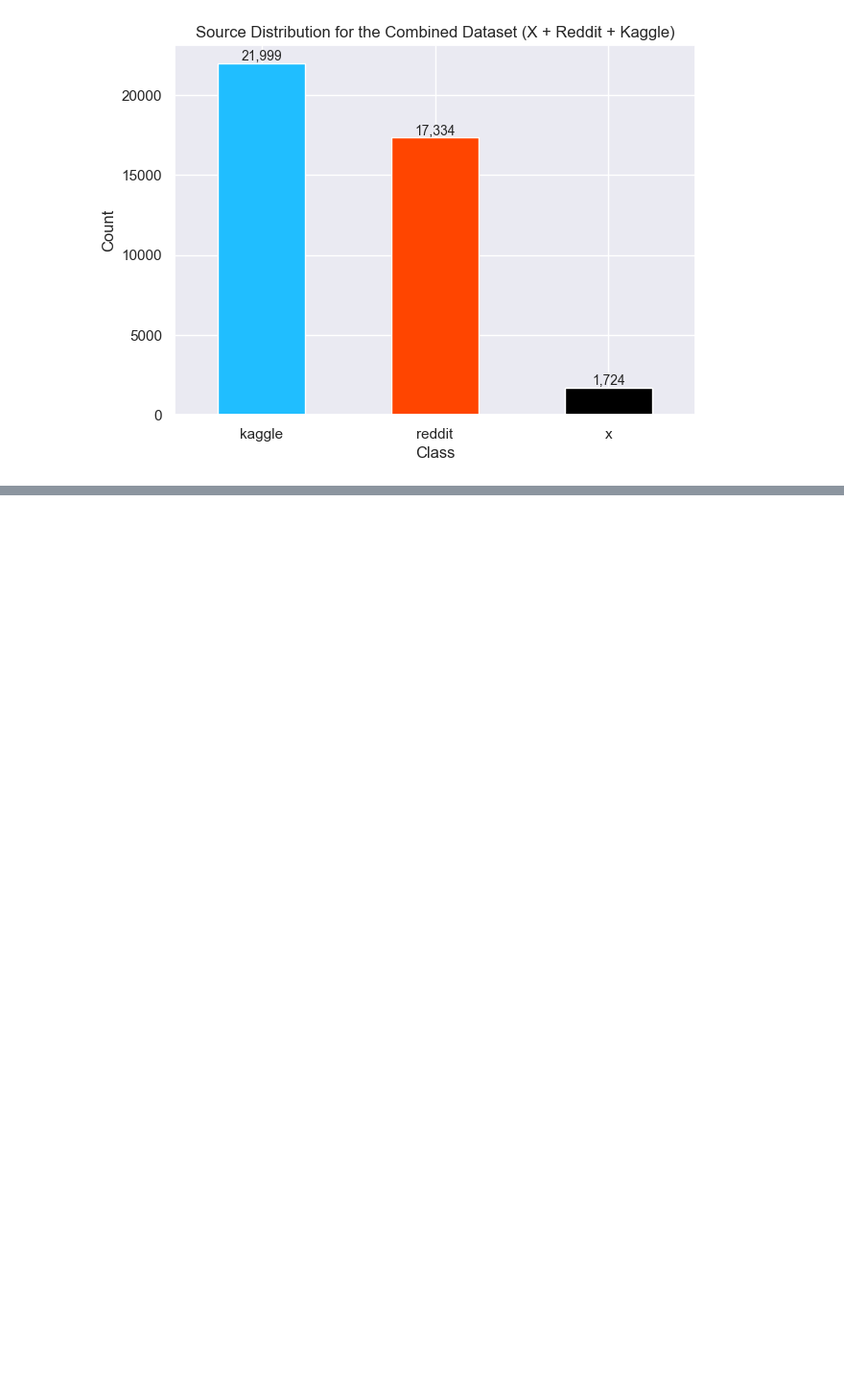
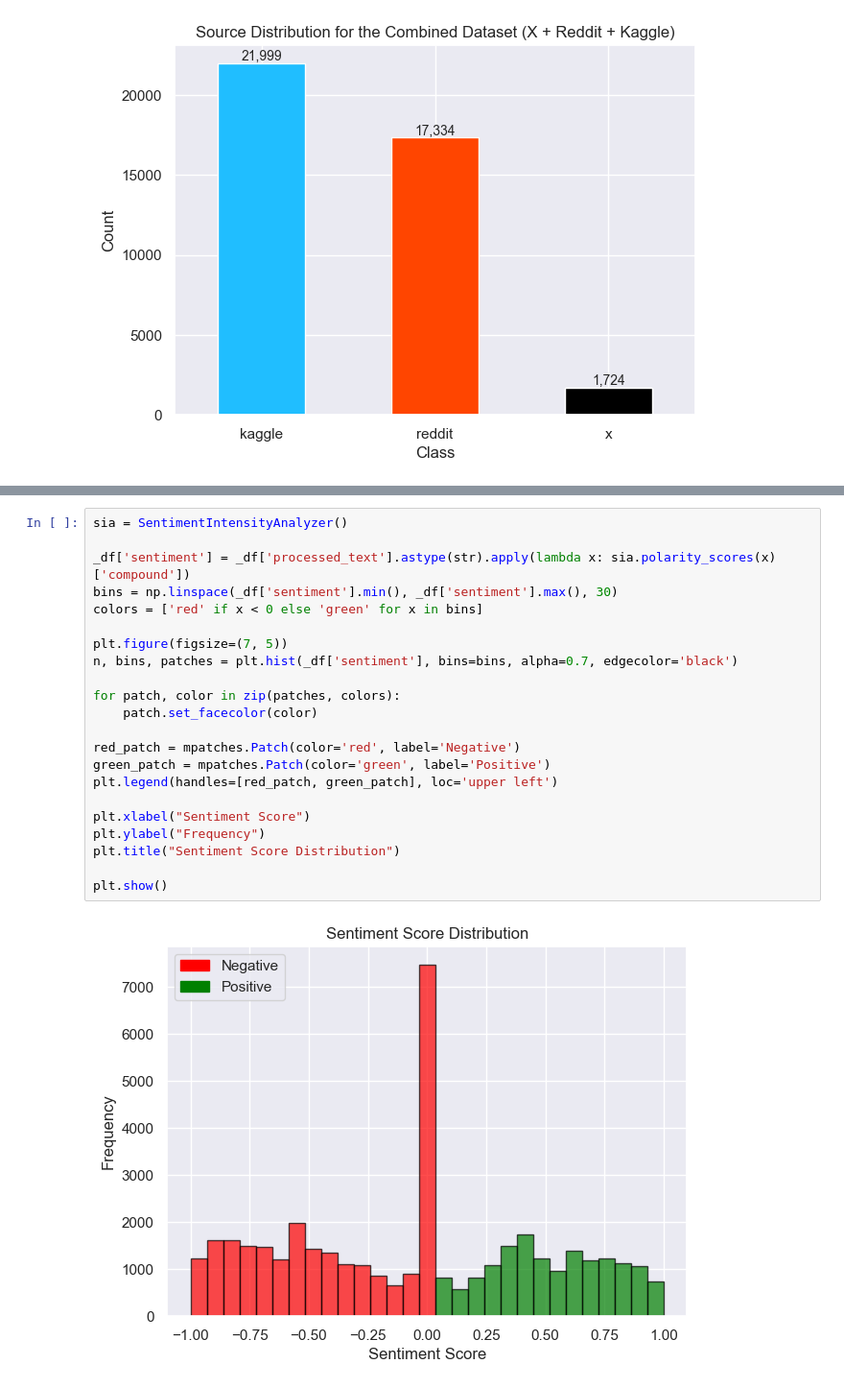
Before and after one commit to dud3yyy/Hate_Speech_Detection_Thesis, a Jupyter notebook: notebooks/4.0.EDA.ipynb, the cells around one changed output, grey strips where cells are left out. Shown at 96% size. Saved outputs shown, nothing was run; the diff lists cells and outputs as text; blank space fills up the shorter version.

```diff
--- a/notebooks/4.0.EDA.ipynb
+++ b/notebooks/4.0.EDA.ipynb
@@ -96,0 +165,24 @@ plt.show()
+# %%
+sia = SentimentIntensityAnalyzer()
+
+_df['sentiment'] = _df['processed_text'].astype(str).apply(lambda x: sia.polarity_scores(x)['compound'])
+bins = np.linspace(_df['sentiment'].min(), _df['sentiment'].max(), 30)
+colors = ['red' if x < 0 else 'green' for x in bins]
+
+plt.figure(figsize=(7, 5))
+n, bins, patches = plt.hist(_df['sentiment'], bins=bins, alpha=0.7, edgecolor='black')
+
+for patch, color in zip(patches, colors):
+    patch.set_facecolor(color)
+
+red_patch = mpatches.Patch(color='red', label='Negative')
+green_patch = mpatches.Patch(color='green', label='Positive')
+plt.legend(handles=[red_patch, green_patch], loc='upper left')
+
+plt.xlabel("Sentiment Score")
+plt.ylabel("Frequency")
+plt.title("Sentiment Score Distribution")
+
+plt.show()
+# %% [output]
+[figure, added]
```
Also changed, not shown: parts of 10 cells of this notebook.
